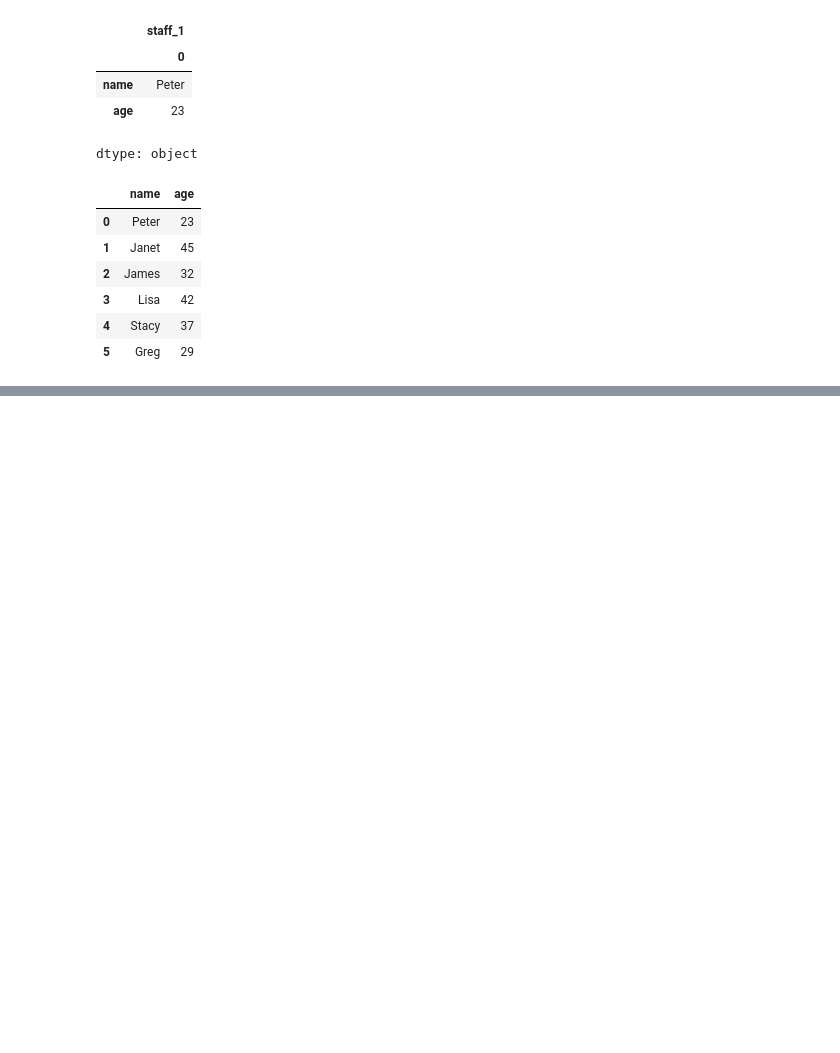
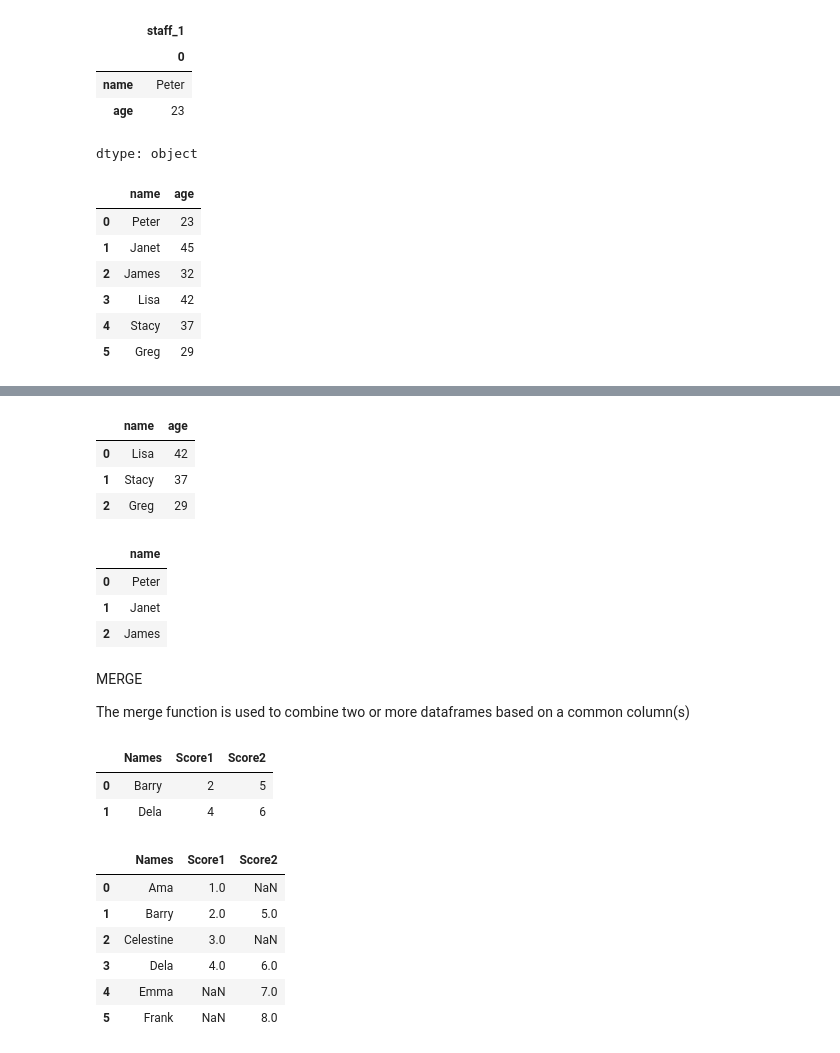
Before and after one commit to Ezinne-Toanyie/Data_Science_and_ML_Labs, a Jupyter notebook: Week_4/Pandas_Notebook.ipynb, the cells around one changed output, grey strips where cells are left out. Cells and saved outputs as stored; diff of their text form; code cells hidden in the pictures; blank space fills up the shorter version.

```diff
--- a/Week_4/Pandas_Notebook.ipynb
+++ b/Week_4/Pandas_Notebook.ipynb
@@ -119,0 +127,39 @@ vertical_con
+# %%
+horizontal_con["staff_2"]
+# %% [output]
+|  | name | age |
+| 0 | Lisa | 42 |
+| 1 | Stacy | 37 |
+| 2 | Greg | 29 |
+# %%
+horizontal_con["staff_1"][["name"]]
+# %% [output]
+|  | name |
+| 0 | Peter |
+| 1 | Janet |
+| 2 | James |
+# %% [markdown]
+MERGE
+
+The merge function is used to combine two or more dataframes based on a common column(s)
+# %%
+df_3 = pd.DataFrame({'Names': ['Ama', 'Barry', 'Celestine', 'Dela'], 'Score1': [1, 2, 3, 4]})
+df_4 = pd.DataFrame({'Names': ['Barry', 'Dela', 'Emma', 'Frank'], 'Score2': [5, 6, 7, 8]})
+# %%
+# keeps records of 'Names' common to both dataframes
+pd.merge(df_3, df_4, on='Names', how='inner')
+# %% [output]
+|  | Names | Score1 | Score2 |
+| 0 | Barry | 2 | 5 |
+| 1 | Dela | 4 | 6 |
+# %%
+# keeps all records from both dataframes
+pd.merge(df_3, df_4, on='Names', how='outer')
+# %% [output]
+|  | Names | Score1 | Score2 |
+| 0 | Ama | 1.0 | NaN |
+| 1 | Barry | 2.0 | 5.0 |
+| 2 | Celestine | 3.0 | NaN |
+| 3 | Dela | 4.0 | 6.0 |
+| 4 | Emma | NaN | 7.0 |
+| 5 | Frank | NaN | 8.0 |
```
Also changed, not shown: parts of 26 cells of this notebook.
